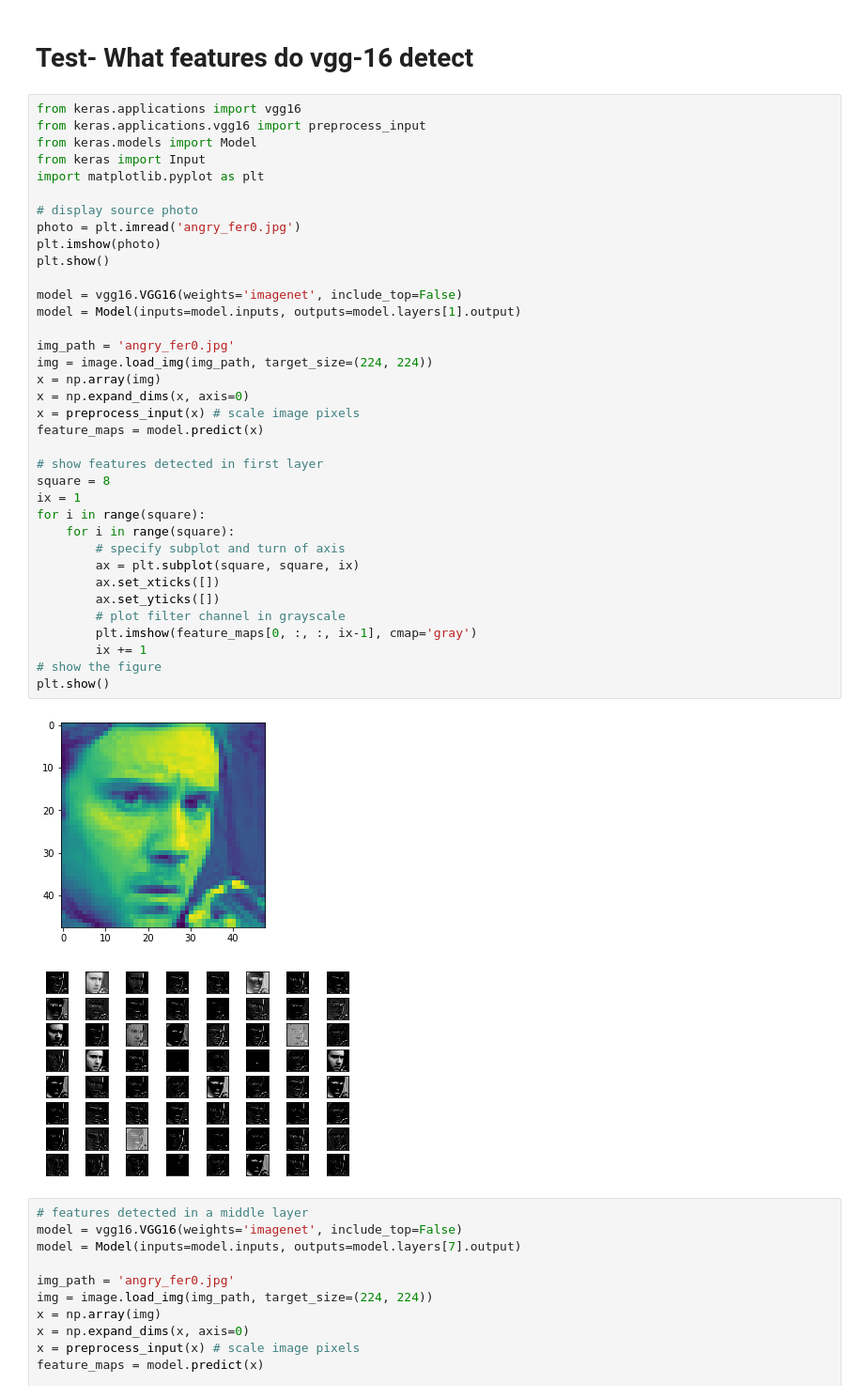
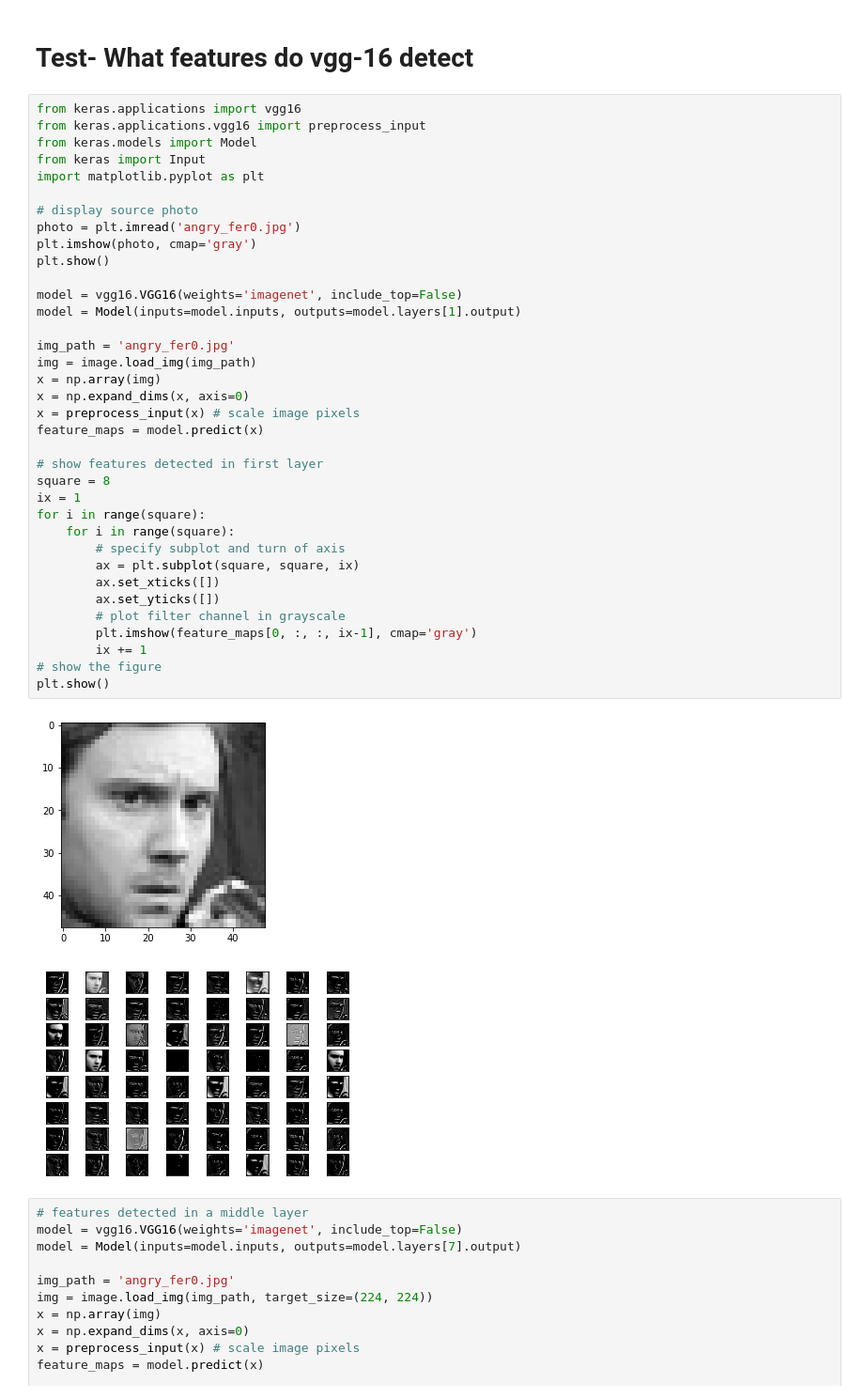
Before and after one commit to chitwankaudan/videoemotion, a Jupyter notebook: Keras model.ipynb, the cells around one changed output. Shown at 94% size. Cells and saved outputs as stored; diff of their text form.

```diff
--- a/Keras model.ipynb
+++ b/Keras model.ipynb
@@ -143,37 +143,37 @@ from keras import Input
 import matplotlib.pyplot as plt
 
 # display source photo
 photo = plt.imread('angry_fer0.jpg')
-plt.imshow(photo)
+plt.imshow(photo, cmap='gray')
 plt.show()
 
 model = vgg16.VGG16(weights='imagenet', include_top=False)
 model = Model(inputs=model.inputs, outputs=model.layers[1].output)
 
 img_path = 'angry_fer0.jpg'
-img = image.load_img(img_path, target_size=(224, 224))
+img = image.load_img(img_path)
 x = np.array(img)
 x = np.expand_dims(x, axis=0)
 x = preprocess_input(x) # scale image pixels
 feature_maps = model.predict(x)
 
 # show features detected in first layer
 square = 8
 ix = 1
 for i in range(square):
     for i in range(square):
         # specify subplot and turn of axis
         ax = plt.subplot(square, square, ix)
         ax.set_xticks([])
         ax.set_yticks([])
         # plot filter channel in grayscale
         plt.imshow(feature_maps[0, :, :, ix-1], cmap='gray')
         ix += 1
 # show the figure
 plt.show()
 # %% [output]
-[figure, old version]
+[figure, new version]
-[figure, old version]
+[figure, new version]
 # %%
 # features detected in a middle layer
 model = vgg16.VGG16(weights='imagenet', include_top=False)
```
Also changed, not shown: parts of 26 cells of this notebook, 1 other file.
